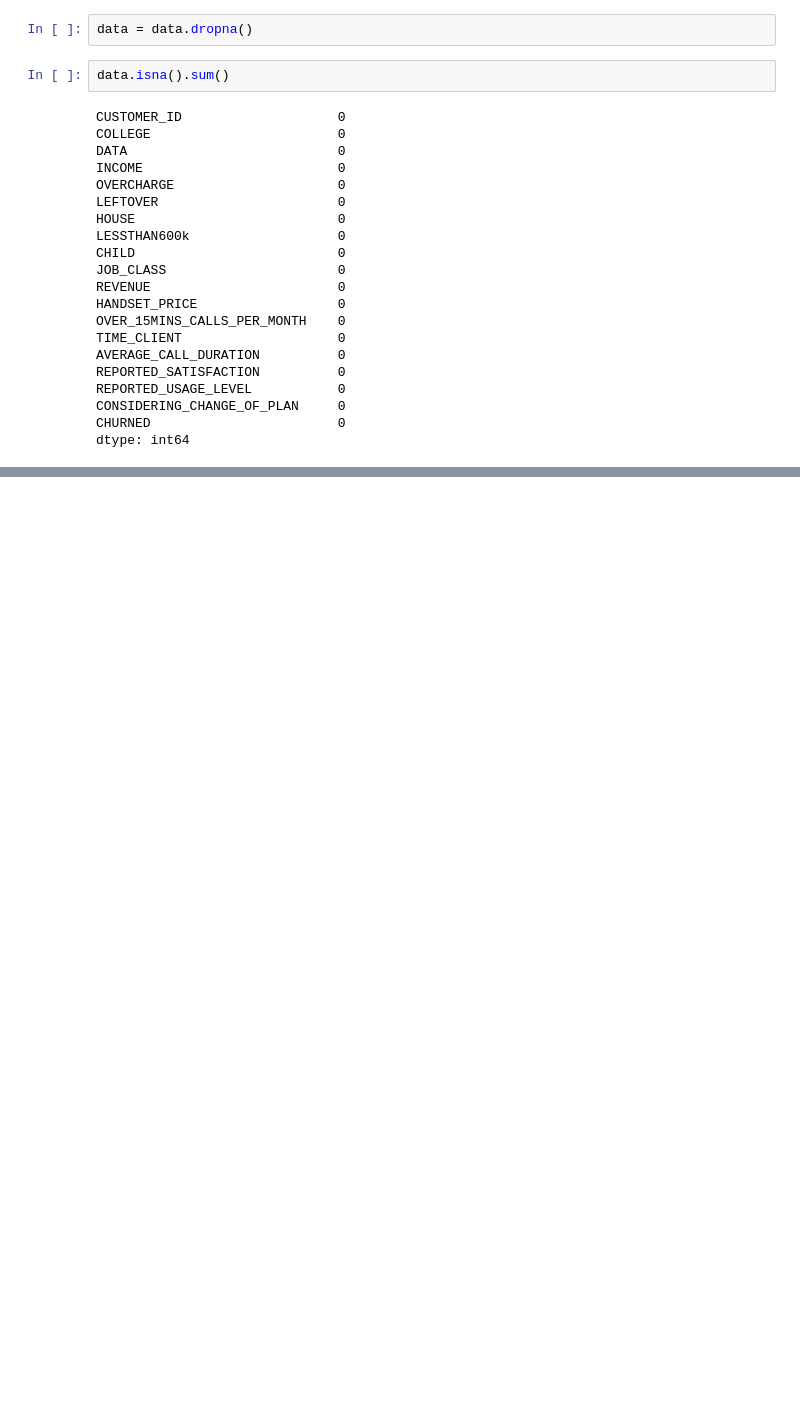
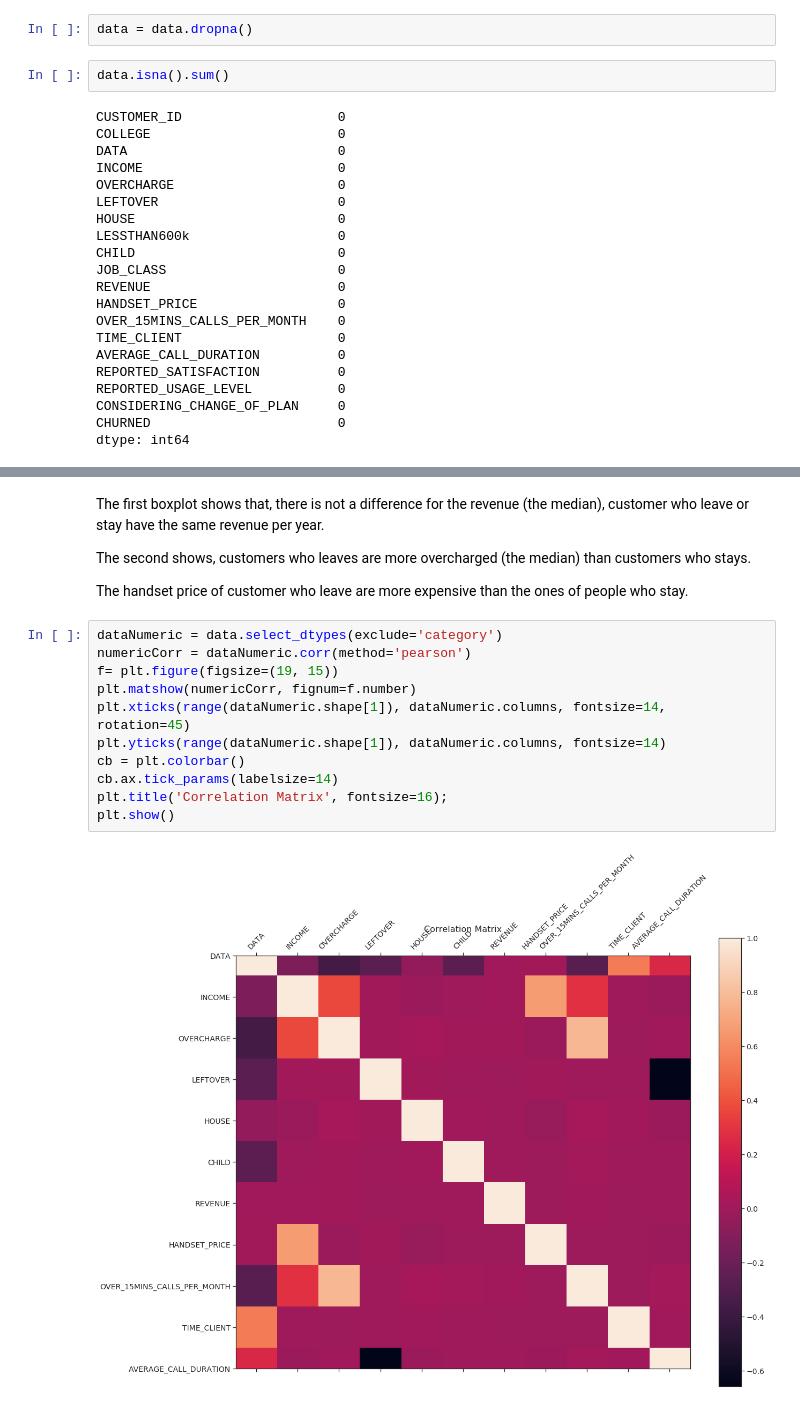
Before and after one commit to yvesEfangon/challenges, a Jupyter notebook: rexel/Report.ipynb, the cells around one changed output, grey strips where cells are left out. Cells and saved outputs as stored; diff of their text form; blank space fills up the shorter version.

```diff
--- a/rexel/Report.ipynb
+++ b/rexel/Report.ipynb
@@ -188,0 +219,19 @@ This intend to ease the choice of a machine learning model family.
+# %% [markdown]
+The first boxplot shows that, there is not a difference for the revenue (the median), customer who leave or stay have the same revenue per year.
+
+The second shows, customers who leaves are more overcharged (the median) than customers who stays.
+
+The handset price of customer who leave are more expensive than the ones of people who stay.
+# %%
+dataNumeric = data.select_dtypes(exclude='category')
+numericCorr = dataNumeric.corr(method='pearson')
+f= plt.figure(figsize=(19, 15))
+plt.matshow(numericCorr, fignum=f.number)
+plt.xticks(range(dataNumeric.shape[1]), dataNumeric.columns, fontsize=14, rotation=45)
+plt.yticks(range(dataNumeric.shape[1]), dataNumeric.columns, fontsize=14)
+cb = plt.colorbar()
+cb.ax.tick_params(labelsize=14)
+plt.title('Correlation Matrix', fontsize=16);
+plt.show()
+# %% [output]
+[figure, added]
```
Also changed, not shown: parts of 34 cells of this notebook.
